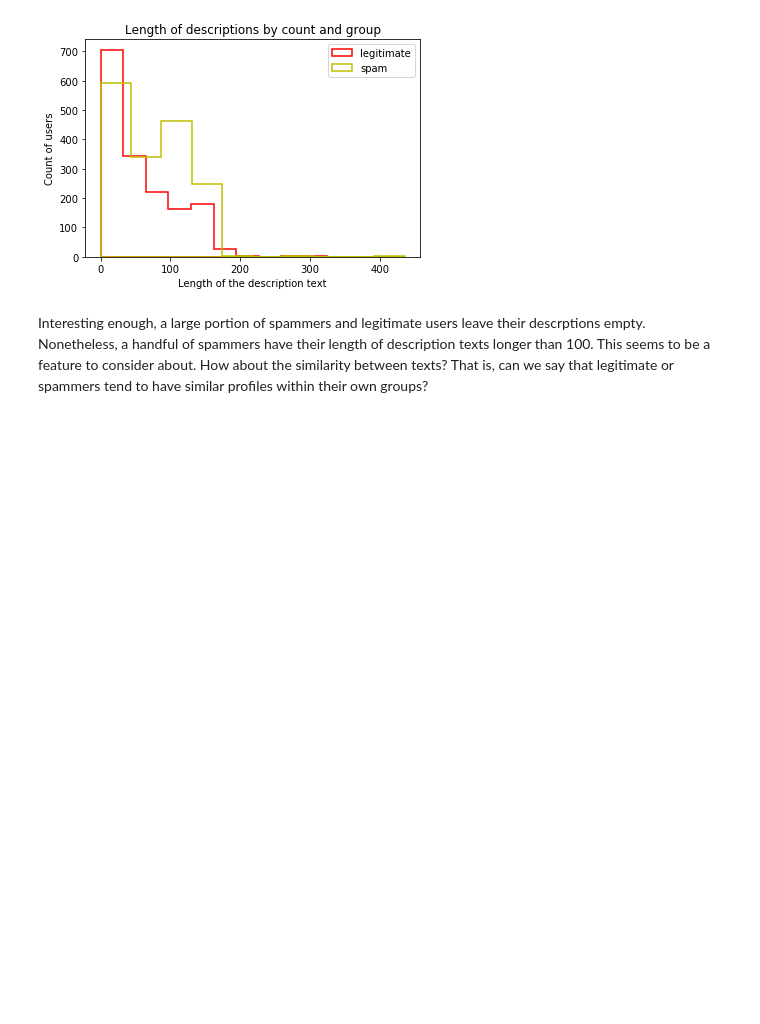
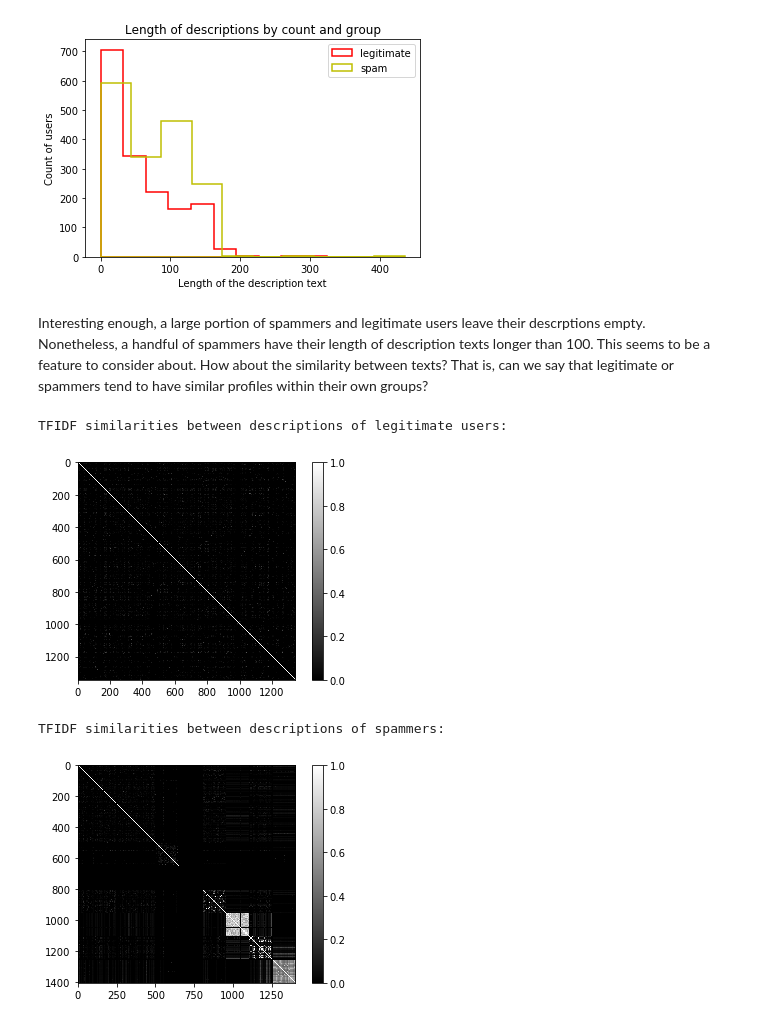
Before and after one commit to letheyue/TESLA-twitter-suspension-learning, a Jupyter notebook: data visualization/varol-RL.ipynb, the cells around one changed output. Cells and saved outputs as stored; diff of their text form; code cells hidden in the pictures; blank space fills up the shorter version.

Commit message:
Finish up account features visualization

```diff
--- a/data visualization/varol-RL.ipynb
+++ b/data visualization/varol-RL.ipynb
@@ -424,0 +425,64 @@ Interesting enough, a large portion of spammers and legitimate users leave their
+# %%
+# Text analysis, traditional TFIDF
+tfidf_transformer = TfidfVectorizer()
+cmap = plt.cm.gray
+leg_des_text = user[(user['user_type'] == 0)].description.tolist()
+leg_des_text = [x for x in leg_des_text if str(x) != 'nan']
+leg_des_text_cleaned = []
+# do some processing here
+# lowercase everything, remove numbers and puncuation
+for d in leg_des_text:
+    # remove all punctuations
+    d = d.translate(None, string.punctuation)
+    # casefolding
+    d = d.lower()
+    # remove numbers
+    d = d.translate(None, string.digits)
+    # remove non ascii characters
+    d = re.sub(r'[^\x00-\x7f]',r'', d)
+    # no tokenization as screen_name might be weird
+    #u = ps.stem(u)
+    # substitute blank and \n
+    d = d.replace("\n","")
+    # add to the cleaned list
+    if len(d) > 0:
+        leg_des_text_cleaned.append(d)
+
+leg_des_tfidf = tfidf_transformer.fit_transform(leg_des_text_cleaned)
+print 'TFIDF similarities between descriptions of legitimate users:'
+plt.imshow((leg_des_tfidf * leg_des_tfidf.T).A, interpolation='nearest', cmap=cmap)
+plt.colorbar()
+plt.show()
+# as for spam...
+spam_des_text = user[(user['user_type'] == 1)].description.tolist()
+spam_des_text = [x for x in spam_des_text if str(x) != 'nan']
+spam_des_text_cleaned = []
+# do some processing here
+# lowercase everything, remove numbers and puncuation
+for d in spam_des_text:
+    # remove all punctuations
+    d = d.translate(None, string.punctuation)
+    # casefolding
+    d = d.lower()
+    # remove numbers
+    d = d.translate(None, string.digits)
+    # remove non ascii characters
+    d = re.sub(r'[^\x00-\x7f]',r'', d)
+    # no tokenization as screen_name might be weird
+    #u = ps.stem(u)
+    # substitute blank and \n
+    d = d.replace("\n","")
+    # add to the cleaned list
+    if len(d) > 0:
+        spam_des_text_cleaned.append(d)
+
+spam_des_tfidf = tfidf_transformer.fit_transform(spam_des_text_cleaned)
+print 'TFIDF similarities between descriptions of spammers:'
+plt.imshow((spam_des_tfidf * spam_des_tfidf.T).A, interpolation='nearest', cmap=cmap)
+plt.colorbar()
+plt.show()
+# %% [output]
+TFIDF similarities between descriptions of legitimate users:
+[figure, added]
+TFIDF similarities between descriptions of spammers:
+[figure, added]
```
Also changed, not shown: parts of 4 cells of this notebook.
